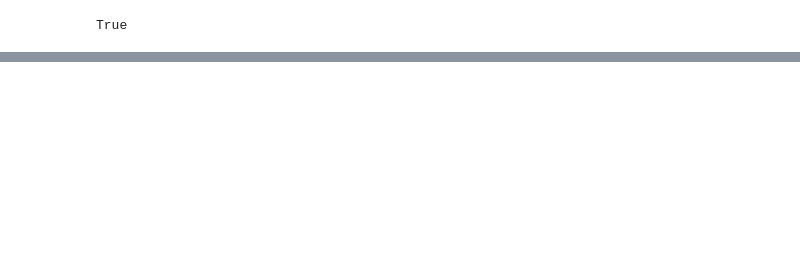
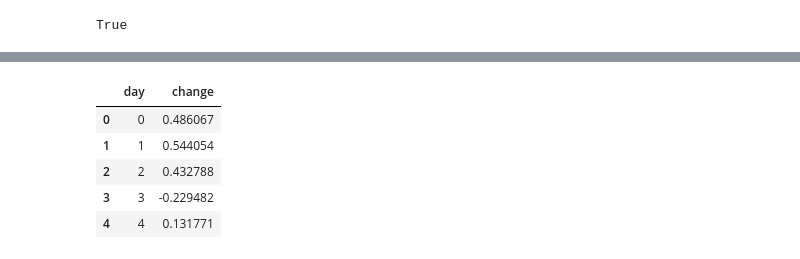
Before and after one commit to traderpy/trading-research, a Jupyter notebook: notebooks/dax_market_open/nb1.ipynb, the cells around one changed output, grey strips where cells are left out. Saved outputs shown, nothing was run; the diff lists cells and outputs as text; code cells hidden in the pictures; blank space fills up the shorter version.

```diff
--- a/notebooks/dax_market_open/nb1.ipynb
+++ b/notebooks/dax_market_open/nb1.ipynb
@@ -41,0 +59,13 @@ px.line(bars, x='time', y='range')
+# %%
+# volatility by day
+change_by_day = bars.groupby('day', as_index=False)['change'].sum()
+display(change_by_day)
+
+px.bar(change_by_day, x='day', y='change', title='DAX Price sum(price_change) by day since 2022')
+# %% [output]
+|  | day | change |
+| 0 | 0 | 0.486067 |
+| 1 | 1 | 0.544054 |
+| 2 | 2 | 0.432788 |
+| 3 | 3 | -0.229482 |
+| 4 | 4 | 0.131771 |
```
Also changed, not shown: parts of 9 cells of this notebook, 2 other files.
